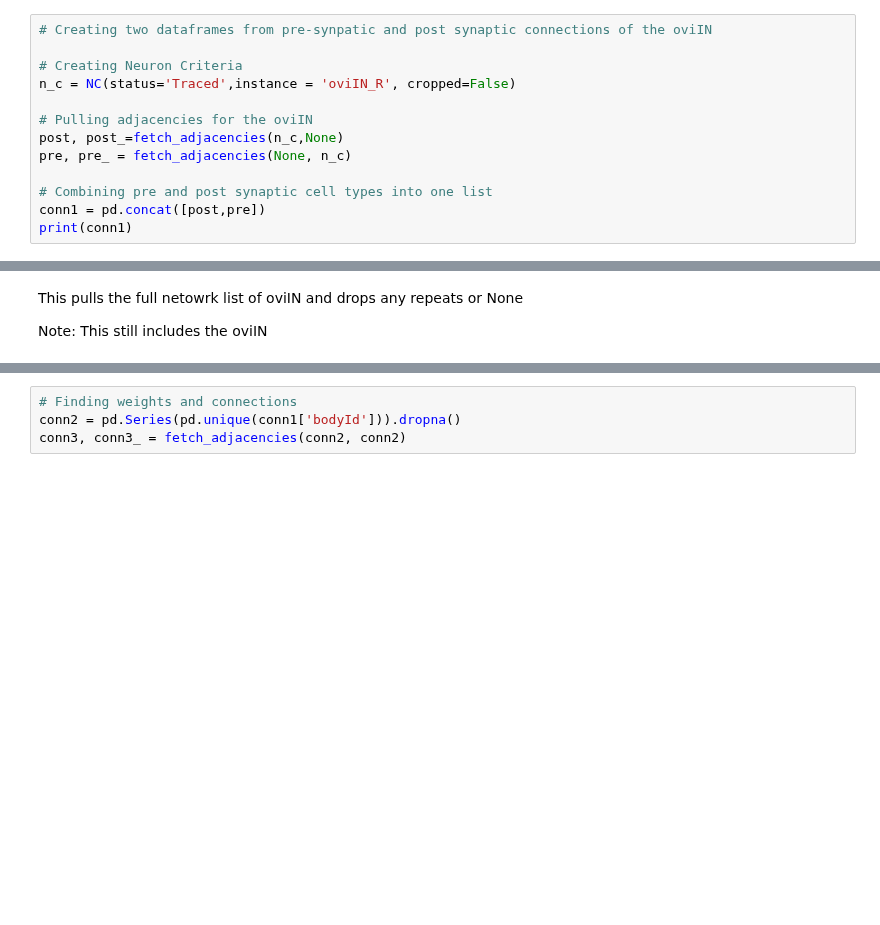
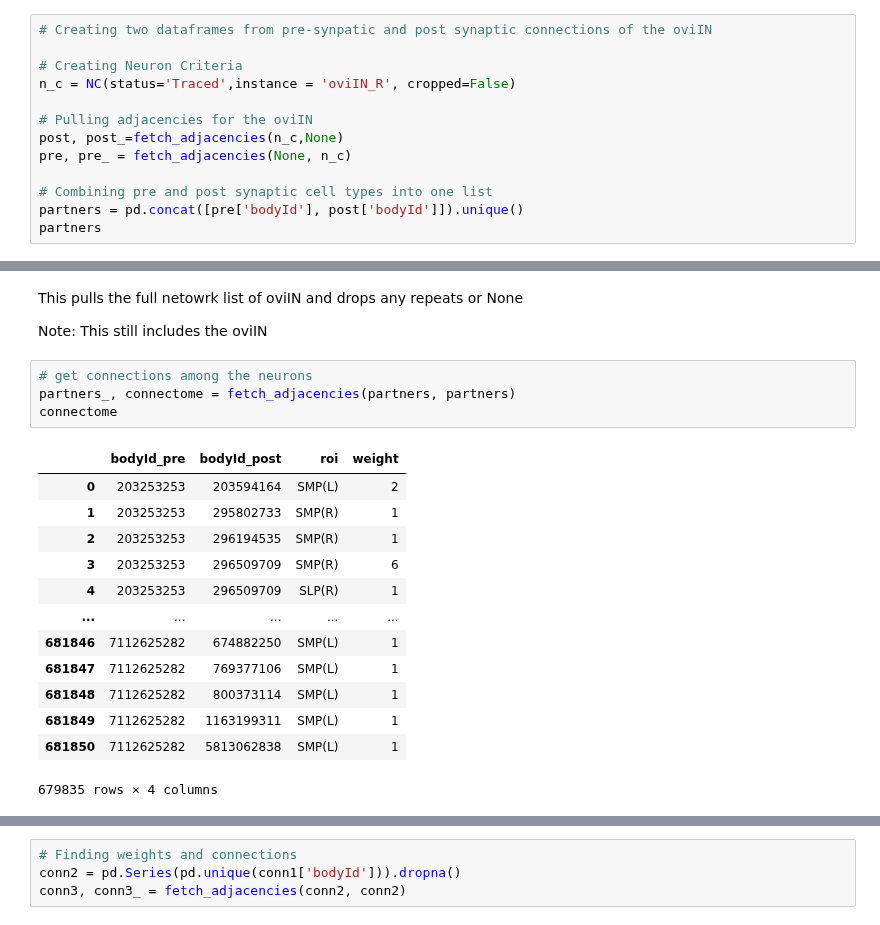
Before and after one commit to RhessaWL/flybrain-clustering, a Jupyter notebook: oviIN_june29/oviIN_network_creation.ipynb, the cells around one changed output, grey strips where cells are left out. Saved outputs shown, nothing was run; the diff lists cells and outputs as text; blank space fills up the shorter version.

Commit message:
new function for creating connectome by Gabrielle

```diff
--- a/oviIN_june29/oviIN_network_creation.ipynb
+++ b/oviIN_june29/oviIN_network_creation.ipynb
@@ -27,6 +27,6 @@ post, post_=fetch_adjacencies(n_c,None)
 pre, pre_ = fetch_adjacencies(None, n_c)
 
 # Combining pre and post synaptic cell types into one list
-conn1 = pd.concat([post,pre])
-print(conn1)
+partners = pd.concat([pre['bodyId'], post['bodyId']]).unique()
+partners
 # %% [output]
@@ -70,3 +60,21 @@ Length: 1379, dtype: object
 This pulls the full netowrk list of oviIN and drops any repeats or None
 
 Note: This still includes the oviIN
+# %%
+# get connections among the neurons
+partners_, connectome = fetch_adjacencies(partners, partners)
+connectome
+# %% [output]
+|  | bodyId_pre | bodyId_post | roi | weight |
+| 0 | 203253253 | 203594164 | SMP(L) | 2 |
+| 1 | 203253253 | 295802733 | SMP(R) | 1 |
+| 2 | 203253253 | 296194535 | SMP(R) | 1 |
+| 3 | 203253253 | 296509709 | SMP(R) | 6 |
+| 4 | 203253253 | 296509709 | SLP(R) | 1 |
+| ... | ... | ... | ... | ... |
+| 681846 | 7112625282 | 674882250 | SMP(L) | 1 |
+| 681847 | 7112625282 | 769377106 | SMP(L) | 1 |
+| 681848 | 7112625282 | 800373114 | SMP(L) | 1 |
+| 681849 | 7112625282 | 1163199311 | SMP(L) | 1 |
+| 681850 | 7112625282 | 5813062838 | SMP(L) | 1 |
+679835 rows × 4 columns
```
Also changed, not shown: parts of 7 cells of this notebook, 1 other file.
